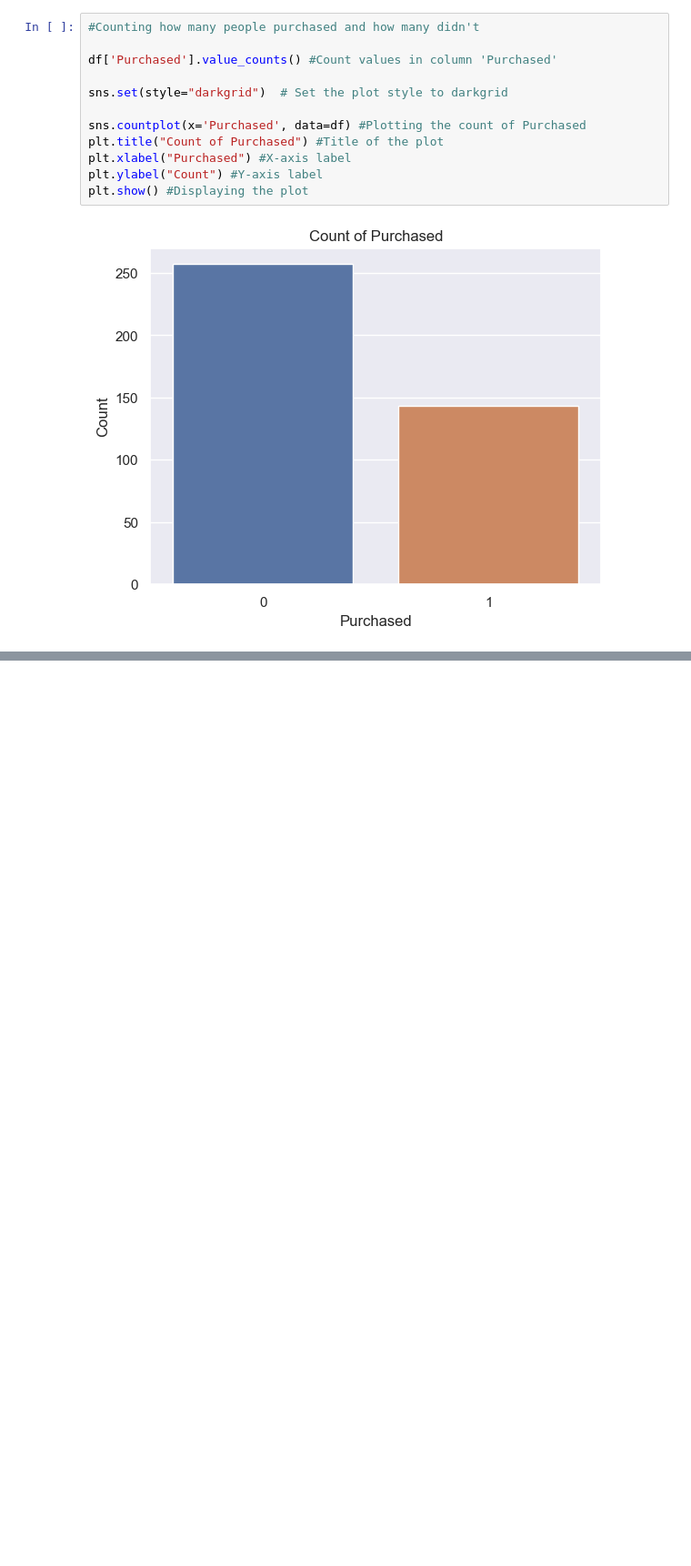
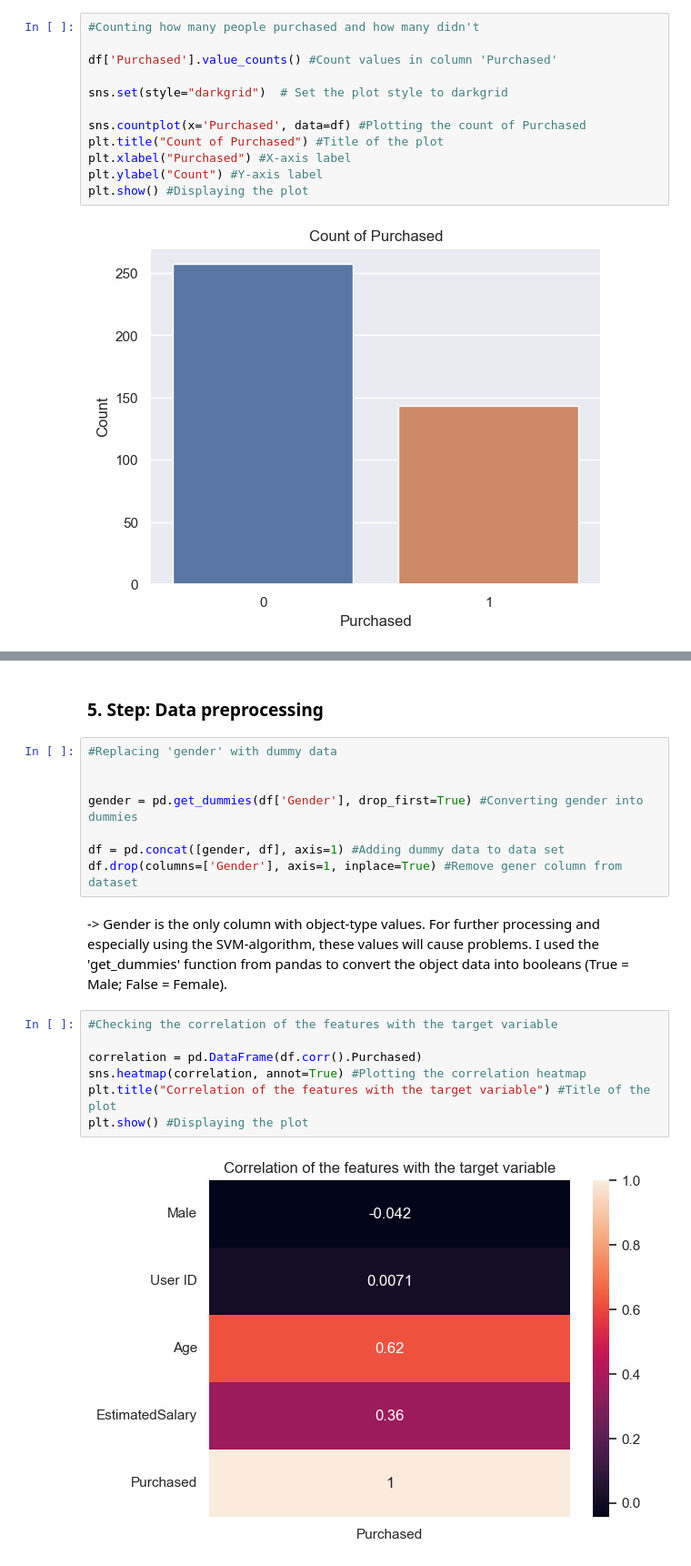
Before and after one commit to done9806/Support-Vector-Machine, a Jupyter notebook: Untitled-1.ipynb, the cells around one changed output, grey strips where cells are left out. Shown: that part at 91% size. Cells and saved outputs as stored; diff of their text form; blank space fills up the shorter version.

```diff
--- a/Untitled-1.ipynb
+++ b/Untitled-1.ipynb
@@ -166,0 +245,21 @@ plt.show() #Displaying the plot
+# %% [markdown]
+### 5. Step: Data preprocessing
+# %%
+#Replacing 'gender' with dummy data
+
+
+gender = pd.get_dummies(df['Gender'], drop_first=True) #Converting gender into dummies
+
+df = pd.concat([gender, df], axis=1) #Adding dummy data to data set
+df.drop(columns=['Gender'], axis=1, inplace=True) #Remove gener column from dataset
+# %% [markdown]
+-> Gender is the only column with object-type values. For further processing and especially using the SVM-algorithm, these values will cause problems. I used the 'get_dummies' function from pandas to convert the object data into booleans (True = Male; False = Female).
+# %%
+#Checking the correlation of the features with the target variable
+
+correlation = pd.DataFrame(df.corr().Purchased)
+sns.heatmap(correlation, annot=True) #Plotting the correlation heatmap
+plt.title("Correlation of the features with the target variable") #Title of the plot
+plt.show() #Displaying the plot
+# %% [output]
+[figure, added]
```
Also changed, not shown: parts of 38 cells of this notebook.
